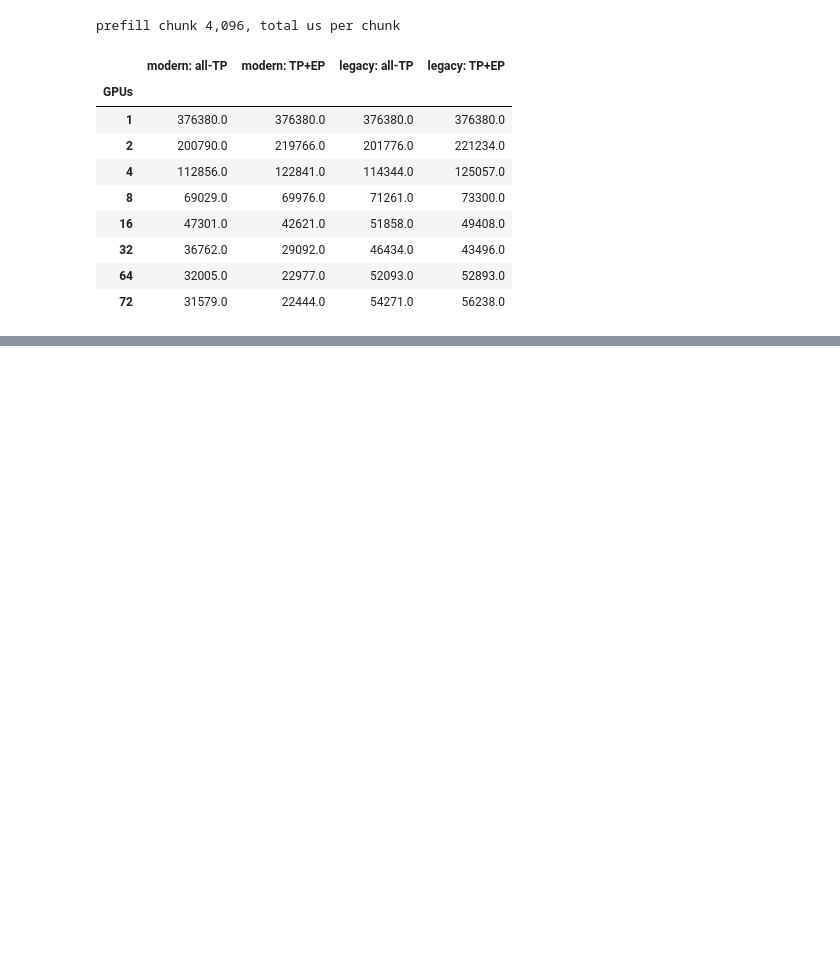
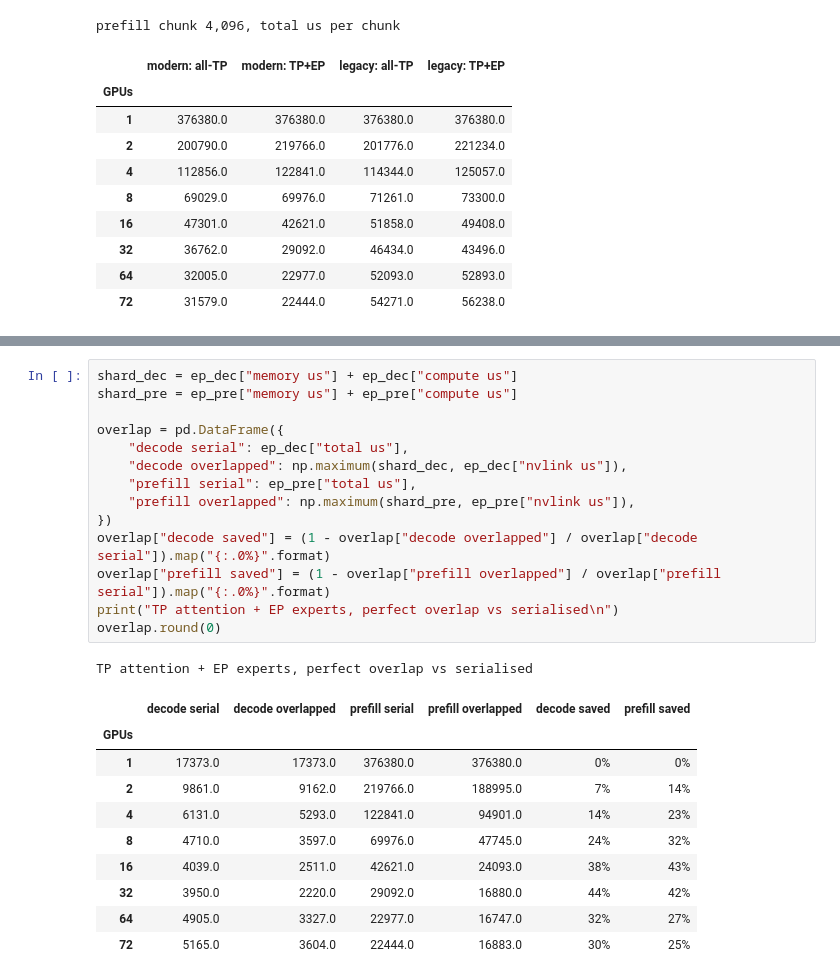
Before and after one commit to dougUCN/kimik3-exercise, a Jupyter notebook: roofline.ipynb, the cells around one changed output, grey strips where cells are left out. Saved outputs shown, nothing was run; the diff lists cells and outputs as text; blank space fills up the shorter version.

```diff
--- a/roofline.ipynb
+++ b/roofline.ipynb
@@ -1495,0 +1512,26 @@ prefill chunk 4,096, total us per chunk
+# %%
+shard_dec = ep_dec["memory us"] + ep_dec["compute us"]
+shard_pre = ep_pre["memory us"] + ep_pre["compute us"]
+
+overlap = pd.DataFrame({
+    "decode serial": ep_dec["total us"],
+    "decode overlapped": np.maximum(shard_dec, ep_dec["nvlink us"]),
+    "prefill serial": ep_pre["total us"],
+    "prefill overlapped": np.maximum(shard_pre, ep_pre["nvlink us"]),
+})
+overlap["decode saved"] = (1 - overlap["decode overlapped"] / overlap["decode serial"]).map("{:.0%}".format)
+overlap["prefill saved"] = (1 - overlap["prefill overlapped"] / overlap["prefill serial"]).map("{:.0%}".format)
+print("TP attention + EP experts, perfect overlap vs serialised\n")
+overlap.round(0)
+# %% [output]
+TP attention + EP experts, perfect overlap vs serialised
+|  | decode serial | decode overlapped | prefill serial | prefill overlapped | decode saved | prefill saved |
+| GPUs |  |  |  |  |  |  |
+| 1 | 17373.0 | 17373.0 | 376380.0 | 376380.0 | 0% | 0% |
+| 2 | 9861.0 | 9162.0 | 219766.0 | 188995.0 | 7% | 14% |
+| 4 | 6131.0 | 5293.0 | 122841.0 | 94901.0 | 14% | 23% |
+| 8 | 4710.0 | 3597.0 | 69976.0 | 47745.0 | 24% | 32% |
+| 16 | 4039.0 | 2511.0 | 42621.0 | 24093.0 | 38% | 43% |
+| 32 | 3950.0 | 2220.0 | 29092.0 | 16880.0 | 44% | 42% |
+| 64 | 4905.0 | 3327.0 | 22977.0 | 16747.0 | 32% | 27% |
+| 72 | 5165.0 | 3604.0 | 22444.0 | 16883.0 | 30% | 25% |
```
Also changed, not shown: parts of 8 cells of this notebook.
